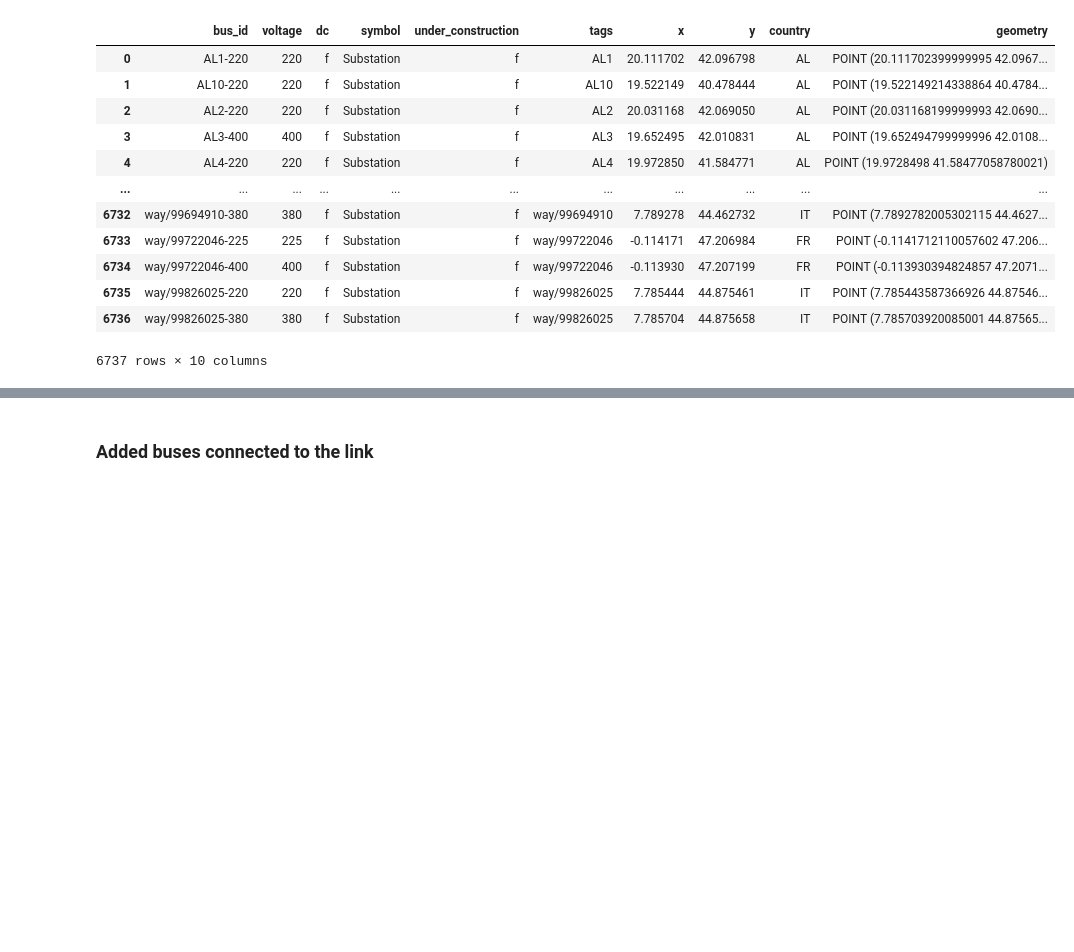
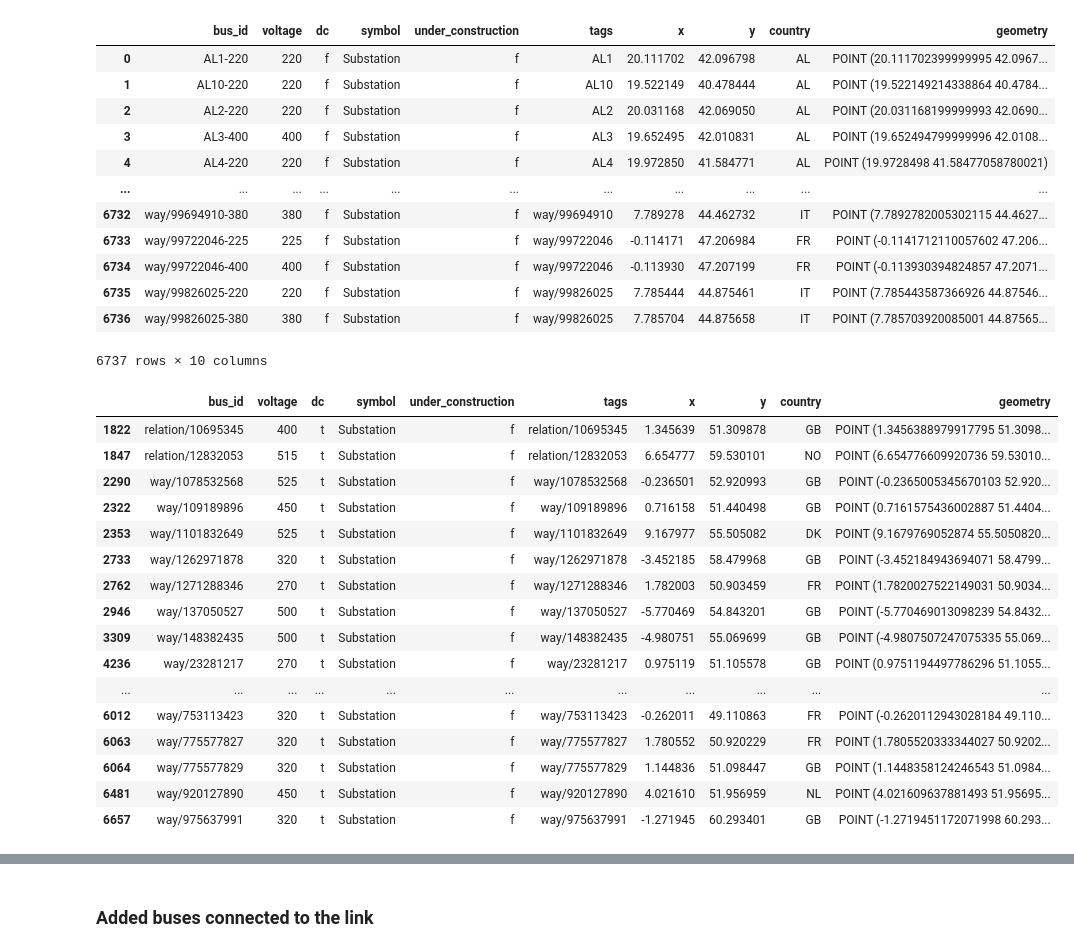
Before and after one commit to zhichuanma/Nature-EV, a Jupyter notebook: data/prerun/GB_Network_Visualization.ipynb, the cells around one changed output, grey strips where cells are left out. Drawn from its saved outputs; the diff is of its cells as text; code cells hidden in the pictures; blank space fills up the shorter version.

```diff
--- a/data/prerun/GB_Network_Visualization.ipynb
+++ b/data/prerun/GB_Network_Visualization.ipynb
@@ -221,6 +232,25 @@ Buses_EU
 # %%
 linked_buses = pd.Series(
     pd.concat([df_links['bus0'], df_links['bus1']]).unique()
 )
 
 Buses_linked = Buses_EU[Buses_EU['bus_id'].isin(linked_buses)]
+Buses_linked
+# %% [output]
+|  | bus_id | voltage | dc | symbol | under_construction | tags | x | y | country | geometry |
+| 1822 | relation/10695345 | 400 | t | Substation | f | relation/10695345 | 1.345639 | 51.309878 | GB | POINT (1.3456388979917795 51.3098... |
+| 1847 | relation/12832053 | 515 | t | Substation | f | relation/12832053 | 6.654777 | 59.530101 | NO | POINT (6.654776609920736 59.53010... |
+| 2290 | way/1078532568 | 525 | t | Substation | f | way/1078532568 | -0.236501 | 52.920993 | GB | POINT (-0.2365005345670103 52.920... |
+| 2322 | way/109189896 | 450 | t | Substation | f | way/109189896 | 0.716158 | 51.440498 | GB | POINT (0.7161575436002887 51.4404... |
+| 2353 | way/1101832649 | 525 | t | Substation | f | way/1101832649 | 9.167977 | 55.505082 | DK | POINT (9.1679769052874 55.5050820... |
+| 2733 | way/1262971878 | 320 | t | Substation | f | way/1262971878 | -3.452185 | 58.479968 | GB | POINT (-3.452184943694071 58.4799... |
+| 2762 | way/1271288346 | 270 | t | Substation | f | way/1271288346 | 1.782003 | 50.903459 | FR | POINT (1.7820027522149031 50.9034... |
+| 2946 | way/137050527 | 500 | t | Substation | f | way/137050527 | -5.770469 | 54.843201 | GB | POINT (-5.770469013098239 54.8432... |
+| 3309 | way/148382435 | 500 | t | Substation | f | way/148382435 | -4.980751 | 55.069699 | GB | POINT (-4.9807507247075335 55.069... |
+| 4236 | way/23281217 | 270 | t | Substation | f | way/23281217 | 0.975119 | 51.105578 | GB | POINT (0.9751194497786296 51.1055... |
+| ... | ... | ... | ... | ... | ... | ... | ... | ... | ... | ... |
+| 6012 | way/753113423 | 320 | t | Substation | f | way/753113423 | -0.262011 | 49.110863 | FR | POINT (-0.2620112943028184 49.110... |
+| 6063 | way/775577827 | 320 | t | Substation | f | way/775577827 | 1.780552 | 50.920229 | FR | POINT (1.7805520333344027 50.9202... |
+| 6064 | way/775577829 | 320 | t | Substation | f | way/775577829 | 1.144836 | 51.098447 | GB | POINT (1.1448358124246543 51.0984... |
+| 6481 | way/920127890 | 450 | t | Substation | f | way/920127890 | 4.021610 | 51.956959 | NL | POINT (4.021609637881493 51.95695... |
+| 6657 | way/975637991 | 320 | t | Substation | f | way/975637991 | -1.271945 | 60.293401 | GB | POINT (-1.2719451172071998 60.293... |
```
Also changed, not shown: parts of 9 cells of this notebook, 2 other files.
